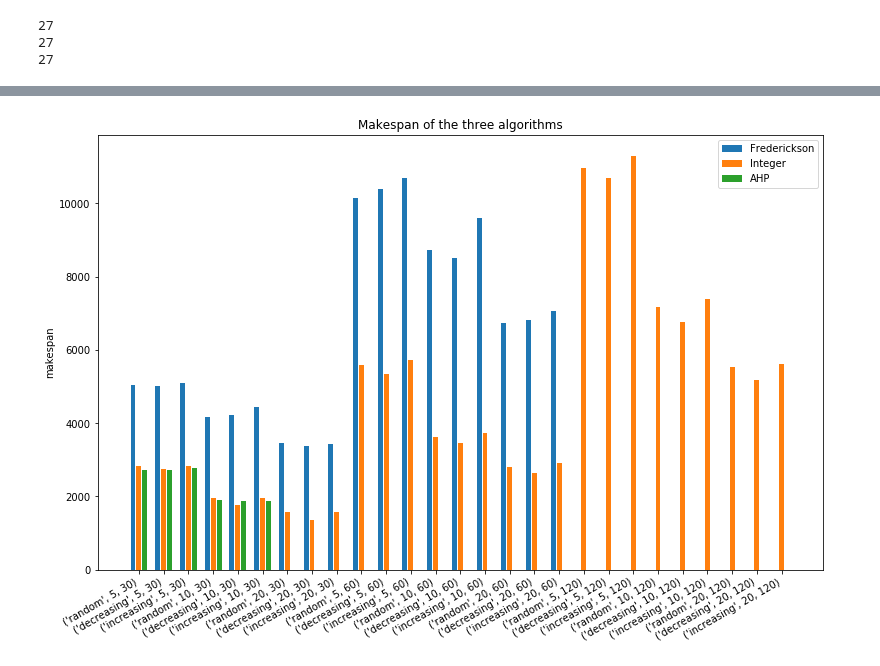
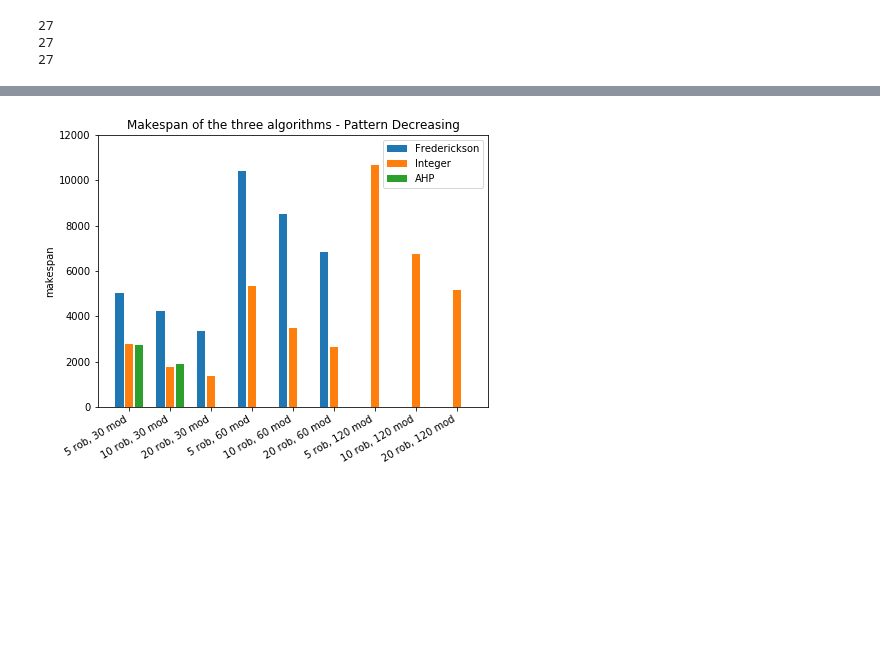
Before and after one commit to mirkosalaris/CoverageModularEnvironments, a Jupyter notebook: Notebooks/Comparison data analysis.ipynb, the cells around one changed output, grey strips where cells are left out. Cells and saved outputs as stored; diff of their text form; code cells hidden in the pictures; blank space fills up the shorter version.

```diff
--- a/Notebooks/Comparison data analysis.ipynb
+++ b/Notebooks/Comparison data analysis.ipynb
@@ -12,3 +13,5 @@ import matplotlib.pyplot as plt
+# %%
+mpl.rcParams["figure.facecolor"] = "white" # set to white the background behind axes and labels
 # %%
 # Import all the variables from the dump files
 
@@ -64 +169,6 @@ print(len(ahp_smN))
+# %%
+# PLOT CONFIGURATION PARAMETERS
+YLIM=12000
+PLT_W = 7
+PLT_H = 5
 # %%
@@ -97,34 +206,32 @@ def compute_labels(smn):
 # %%
 # Grouped bar plot
+############# DECREASING #############
 
 width = 0.5 # width of each bar
 bar_dist = 0.1 # distance between bars of the same groups
 group_dist = 0.8 # distance between bars of different groups
 x_dist = width*3 + bar_dist*2 + group_dist
 
-xs = np.arange(0, len(smN)) * x_dist # scale the x coordinates to make space to the bars
+xs = np.arange(0, len(extr_decreasing(smN))) * x_dist # scale the x coordinates to make space to the bars
 
 int_xs = xs
 fred_xs = xs - width - bar_dist
 ahp_xs = int_xs + width + bar_dist
 
 fig, ax = plt.subplots() # needed to rotate the labels
 
-fred_bars = plt.bar(fred_xs, fred_max_len_list, width)
-int_bars= plt.bar(int_xs, int_max_len_list, width)
-ahp_bars = plt.bar(ahp_xs, ahp_max_len_list, width)
+fred_bars = plt.bar(fred_xs, extr_decreasing(fred_max_len_list), width)
+int_bars= plt.bar(int_xs, extr_decreasing(int_max_len_list), width)
+ahp_bars = plt.bar(ahp_xs, extr_decreasing(ahp_max_len_list), width)
 
 plt.ylabel("makespan")
-plt.title("Makespan of the three algorithms")
-plt.xticks(xs, compute_labels(smN))
-plt.xticks(xs, smN)
+plt.title("Makespan of the three algorithms - Pattern Decreasing")
+plt.xticks(xs, extr_decreasing(compute_labels(smN)))
+ax.set_ylim(top=YLIM)
 
 plt.legend((fred_bars, int_bars, ahp_bars), ("Frederickson", "Integer", "AHP"))
 plt.setp(ax.get_xticklabels(), rotation=30, horizontalalignment='right')
 
-fig.set_size_inches(13, 8)
-fig.patch.set_facecolor('white')
-
-fig, ax = plt.subplots() # needed to rotate the labelsplt.show()
+fig.set_size_inches(PLT_W, PLT_H)
 # %% [output]
-[figure, old version]
+[figure, new version]
```
Also changed, not shown: parts of 16 cells of this notebook.
